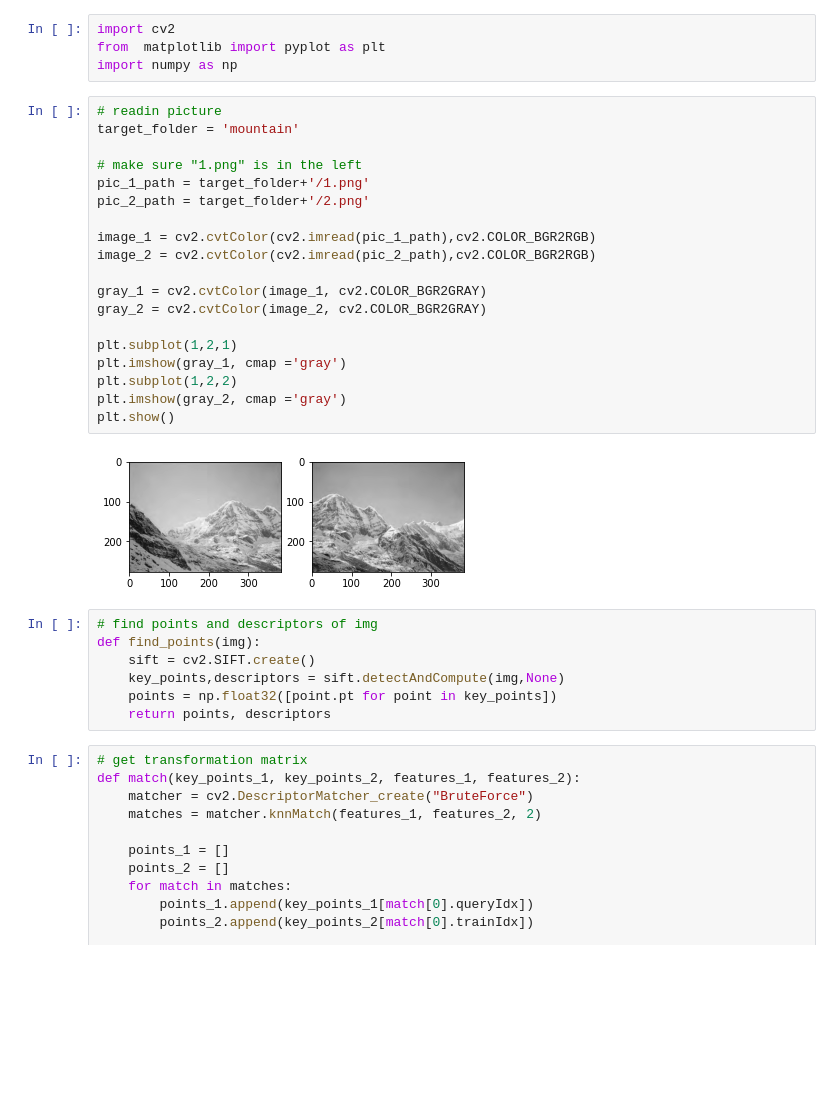
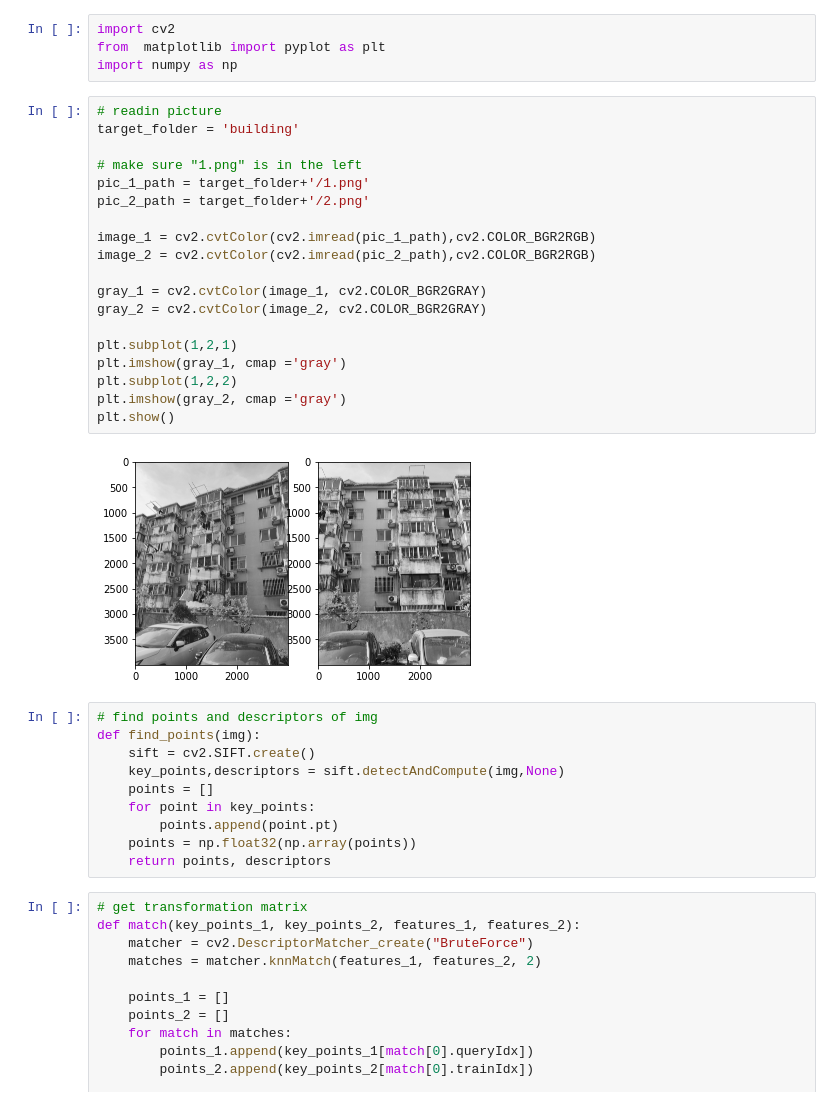
Before and after one commit to HugePotatoMonster/CV-SIFT, a Jupyter notebook: stitch_picture/stitch_picture.ipynb, the cells around one changed output. Drawn from its saved outputs; the diff is of its cells as text; blank space fills up the shorter version.

```diff
--- a/stitch_picture/stitch_picture.ipynb
+++ b/stitch_picture/stitch_picture.ipynb
@@ -4,31 +4,34 @@ from  matplotlib import pyplot as plt
 import numpy as np
 # %%
 # readin picture
-target_folder = 'mountain'
+target_folder = 'building'
 
 # make sure "1.png" is in the left
 pic_1_path = target_folder+'/1.png'
 pic_2_path = target_folder+'/2.png'
 
 image_1 = cv2.cvtColor(cv2.imread(pic_1_path),cv2.COLOR_BGR2RGB)
 image_2 = cv2.cvtColor(cv2.imread(pic_2_path),cv2.COLOR_BGR2RGB)
 
 gray_1 = cv2.cvtColor(image_1, cv2.COLOR_BGR2GRAY)
 gray_2 = cv2.cvtColor(image_2, cv2.COLOR_BGR2GRAY)
 
 plt.subplot(1,2,1)
 plt.imshow(gray_1, cmap ='gray')
 plt.subplot(1,2,2)
 plt.imshow(gray_2, cmap ='gray')
 plt.show()
 # %% [output]
-[figure, old version]
+[figure, new version]
 # %%
 # find points and descriptors of img
 def find_points(img):
     sift = cv2.SIFT.create()
     key_points,descriptors = sift.detectAndCompute(img,None)
-    points = np.float32([point.pt for point in key_points])
+    points = []
+    for point in key_points:
+        points.append(point.pt)
+    points = np.float32(np.array(points))
     return points, descriptors
 # %%
 # get transformation matrix
```
Also changed, not shown: parts of 1 cell of this notebook.
